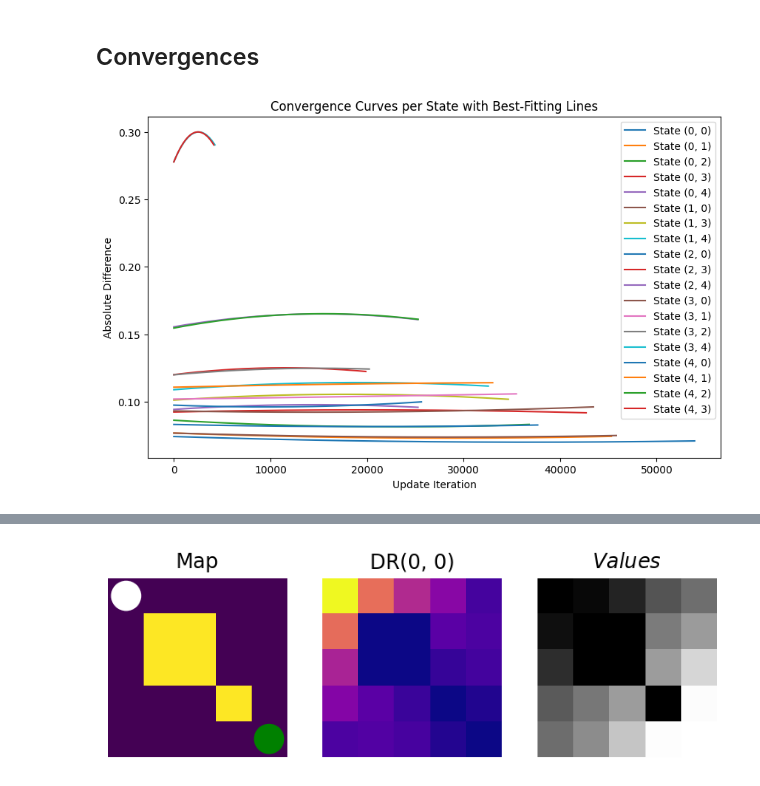
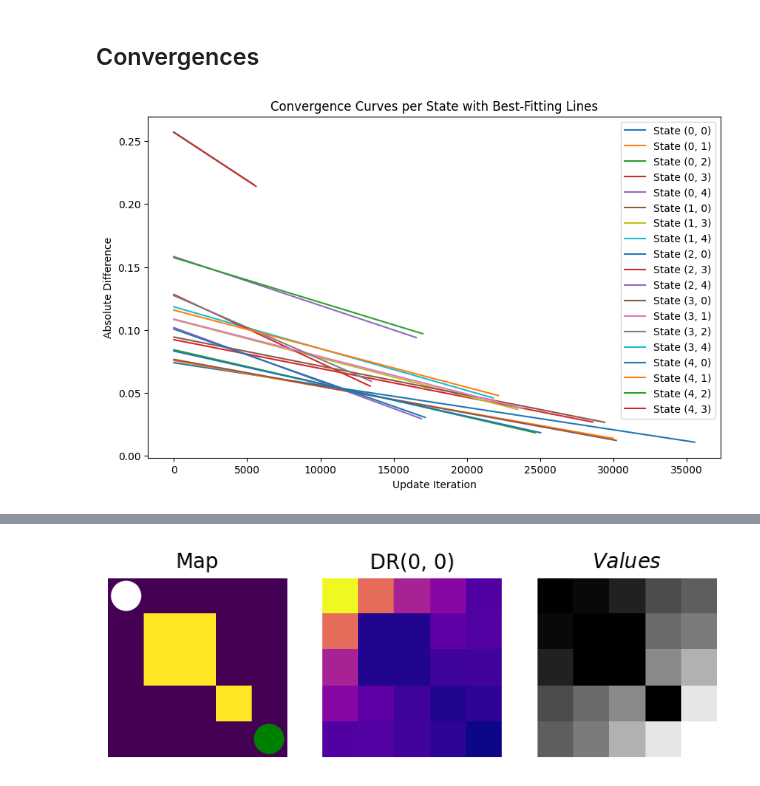
Before and after one commit to ArminBaz/SR-IS, a Jupyter notebook: notebooks/lrl-td-convergence.ipynb, the cells around one changed output, grey strips where cells are left out. Saved outputs shown, nothing was run; the diff lists cells and outputs as text; code cells hidden in the pictures.

```diff
--- a/notebooks/lrl-td-convergence.ipynb
+++ b/notebooks/lrl-td-convergence.ipynb
@@ -241,7 +308,7 @@ def test_agent(agent, state=None):
     return traj
 # %%
 # Baseline agent
-agent = LinearRL(env_name="simple-5x5", _lambda=1.0, alpha=0.01, gamma=0.95, num_steps=800000)
+agent = LinearRL(env_name="simple-5x5", _lambda=1.0, alpha=0.01, num_steps=400000)
 
 # Detour agent
 # agent = LinearRL(env_name="tolman-9x9-nb", _lambda=1.0, alpha=0.01, gamma=0.95, num_steps=800000)
@@ -283,50 +350,52 @@ fig, ax = plt.subplots(figsize=(10, 6))
 ax.set_title('Convergence Curves per State with Best-Fitting Lines')
 ax.set_xlabel('Update Iteration')
 ax.set_ylabel('Absolute Difference')
 
 # Set the degree of the polynomial (you can adjust this)
-degree = 2
+degree = 3
 
 for state, diff in enumerate(diffs):
     if len(diff) > 0:
         # Determine the color dynamically
         color = colors[state % len(colors)]
 
         X = np.arange(len(diff)).reshape(-1, 1)
 
-        ## Polynomial Regression
-        diff_reshaped = np.array(diff).reshape(-1, 1)
+        # ## Polynomial Regression
+        # diff_reshaped = np.array(diff).reshape(-1, 1)
 
-        # Create polynomial features
-        poly_features = PolynomialFeatures(degree=degree)
-        X_poly = poly_features.fit_transform(np.arange(len(diff)).reshape(-1, 1))
+        # # Create polynomial features
+        # poly_features = PolynomialFeatures(degree=degree)
+        # X_poly = poly_features.fit_transform(np.arange(len(diff)).reshape(-1, 1))
 
-        # Create a polynomial regression model
-        poly_model = LinearRegression()
-        poly_model.fit(X_poly, diff_reshaped)
+        # # Create a polynomial regression model
+        # poly_model = LinearRegression()
+        # poly_model.fit(X_poly, diff_reshaped)
 
-        # Predicted values from the polynomial regression model
-        y_pred = poly_model.predict(X_poly)
+        # # Predicted values from the polynomial regression model
+        # y_pred = poly_model.predict(X_poly)
 
         ## Linear Regression
         # Create a linear regression model
-        # model = LinearRegression()
-        # X = np.arange(len(diff)).reshape(-1, 1)
-        # model.fit(X, diff)
+        model = LinearRegression()
+        X = np.arange(len(diff)).reshape(-1, 1)
+        model.fit(X, diff)
 
-        # # Predicted values from the best-fitting line
-        # y_pred = model.predict(X)
+        # Predicted values from the best-fitting line
+        y_pred = model.predict(X)
 
         # Plot the best-fitting line with the same color as the data
         ax.plot(X, y_pred, label=f'State {reverse_mapping[state]}', color=color)
 
         # Plot the actual data with the same color
         # ax.plot(X, diff, label=f'Actual State {state + 1}', color=color, alpha=0.3)
+        # ax.plot(X, diff, color=color, alpha=0.3)
+
 
 ax.legend()
 plt.show()
 # %% [output]
-[figure, old version]
+[figure, new version]
 # %%
 print(agent.V.reshape(agent.height,agent.width))
 # %% [output]
```
Also changed, not shown: parts of 6 cells of this notebook.
